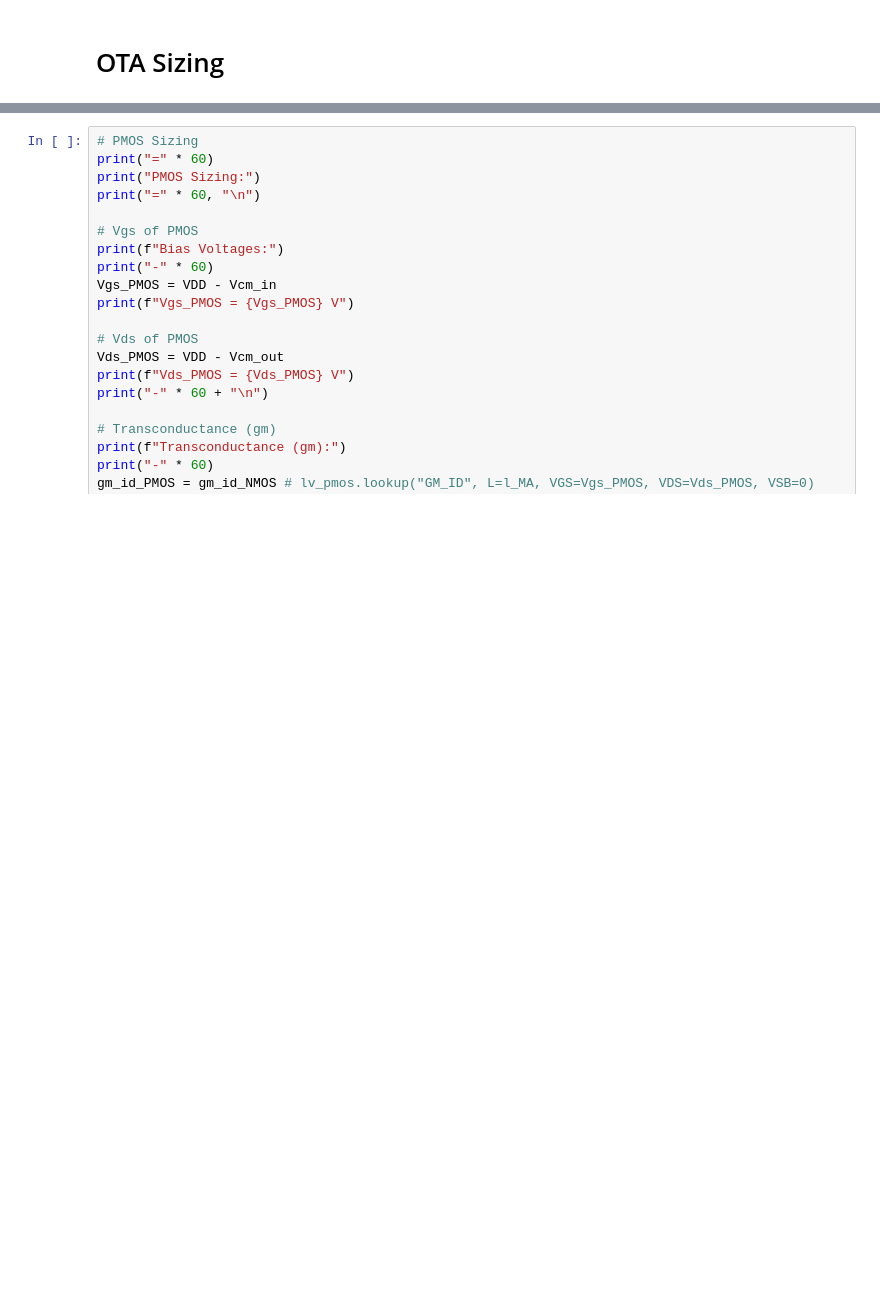
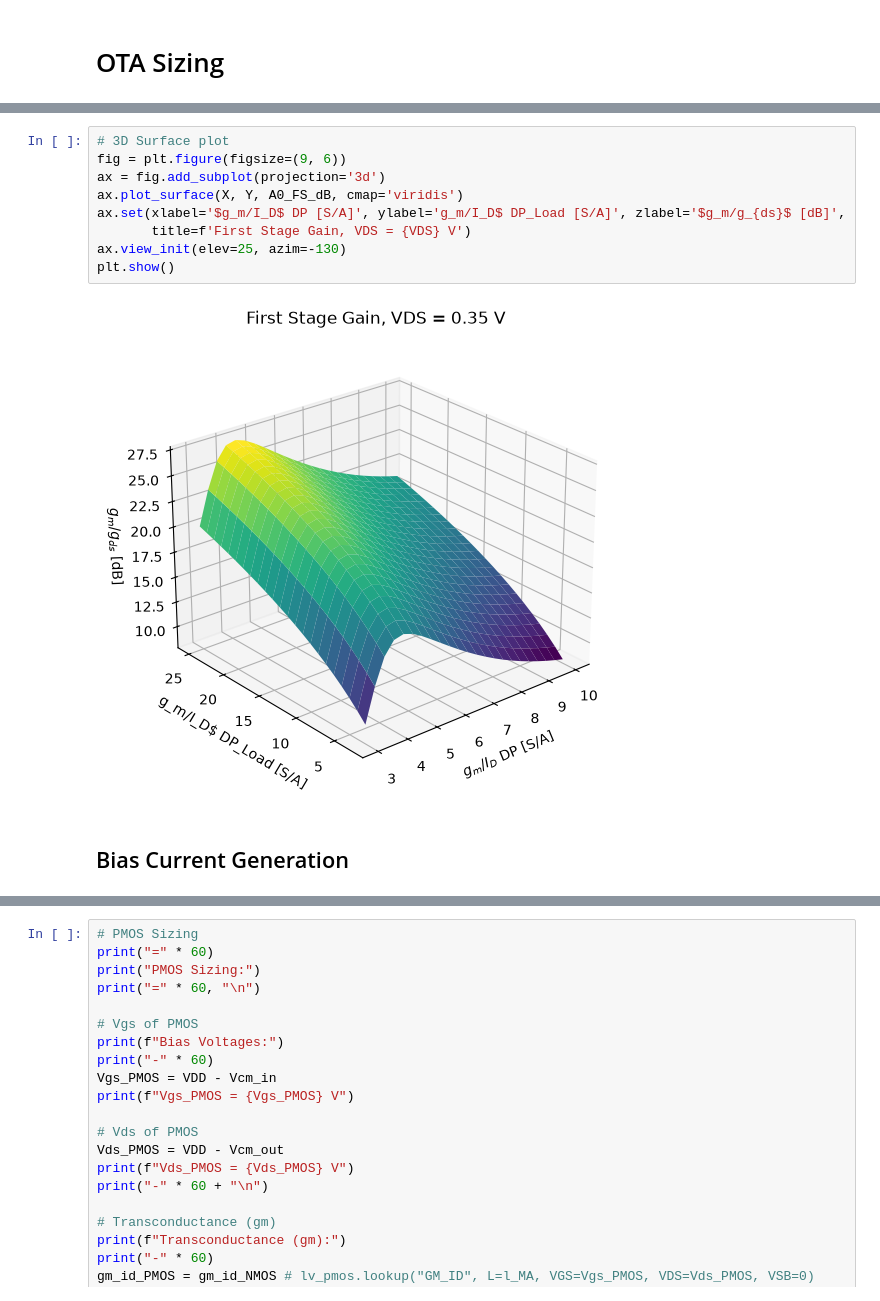
Before and after one commit to schwarzj99/kvosid_336004_ss26, a Jupyter notebook: macros/filter_cmos5l/scripts/sizing/sizing_filter.ipynb, the cells around one changed output, grey strips where cells are left out. Saved outputs shown, nothing was run; the diff lists cells and outputs as text; blank space fills up the shorter version.

```diff
--- a/macros/filter_cmos5l/scripts/sizing/sizing_filter.ipynb
+++ b/macros/filter_cmos5l/scripts/sizing/sizing_filter.ipynb
@@ -400,0 +534,13 @@ else:
+# %%
+# 3D Surface plot
+fig = plt.figure(figsize=(9, 6))
+ax = fig.add_subplot(projection='3d')
+ax.plot_surface(X, Y, A0_FS_dB, cmap='viridis')
+ax.set(xlabel='$g_m/I_D$ DP [S/A]', ylabel='g_m/I_D$ DP_Load [S/A]', zlabel='$g_m/g_{ds}$ [dB]',
+       title=f'First Stage Gain, VDS = {VDS} V')
+ax.view_init(elev=25, azim=-130)
+plt.show()
+# %% [output]
+[figure, added]
+# %% [markdown]
+## Bias Current Generation
```
Also changed, not shown: parts of 35 cells of this notebook, 51 other files.
